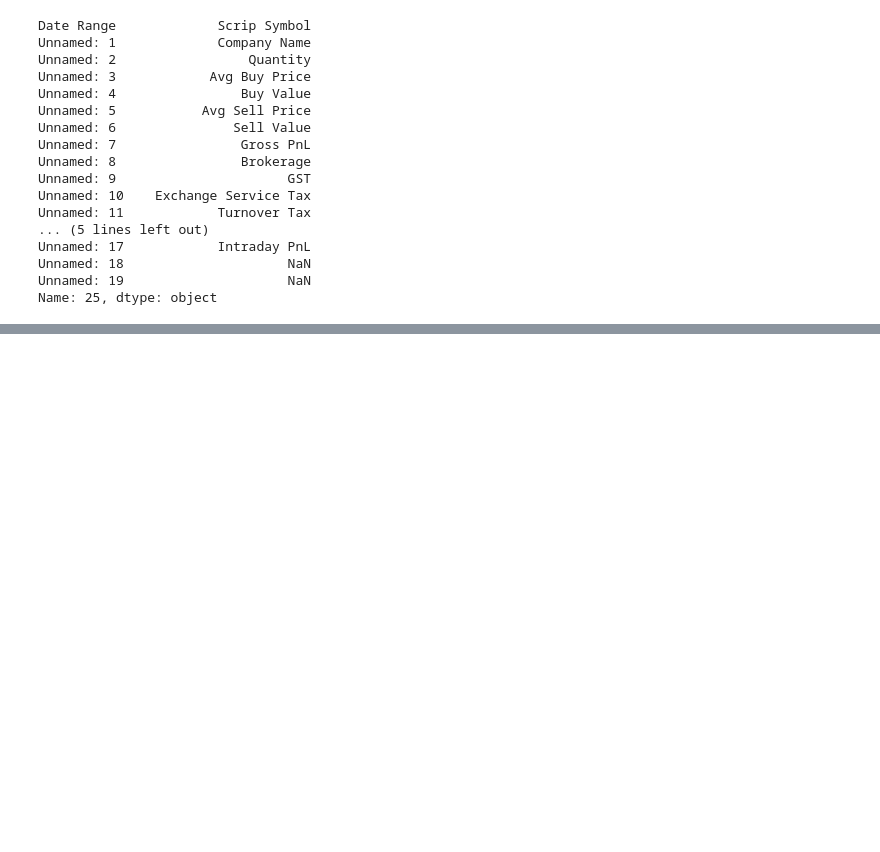
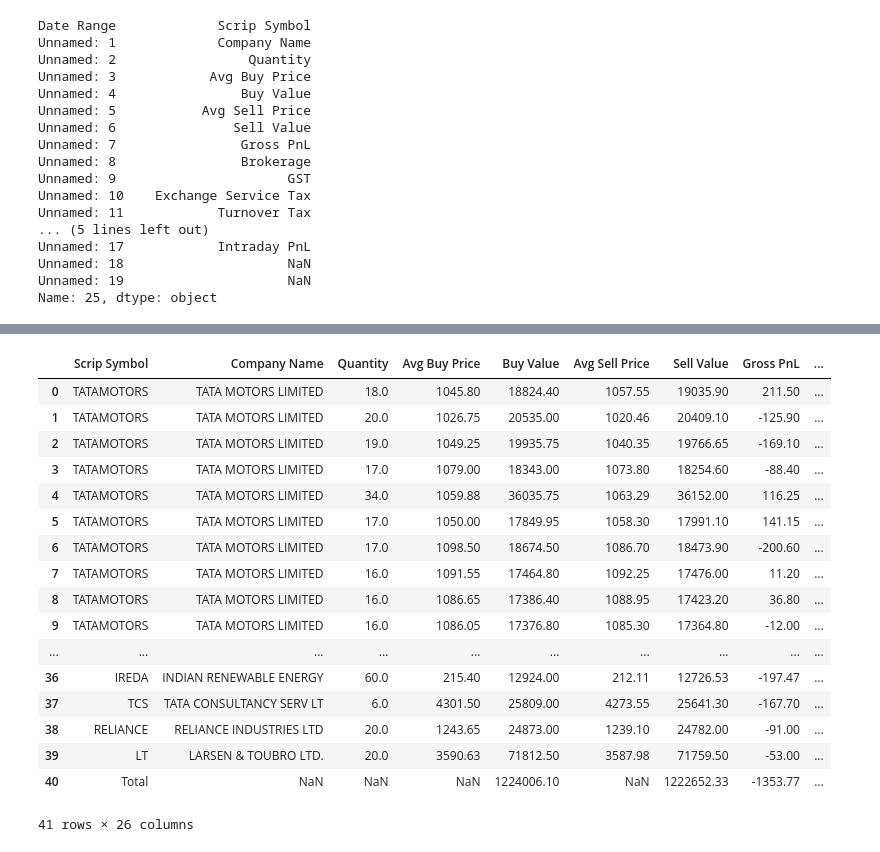
Before and after one commit to Vamsi-Krishna-24/My_Intraday_Analysis, a Jupyter notebook: Data_processing/ODP1.ipynb, the cells around one changed output, grey strips where cells are left out. Cells and saved outputs as stored; diff of their text form; code cells hidden in the pictures; blank space fills up the shorter version.

```diff
--- a/Data_processing/ODP1.ipynb
+++ b/Data_processing/ODP1.ipynb
@@ -74,0 +152,3 @@ See the caveats in the documentation: https://pandas.pydata.org/pandas-docs/stab
+# %%
+uod=pd.read_csv("/Users/surisettivamsikrishna/Downloads/Vamsi Pc/CODES/Mark 3/Raw_Data/Unofficial_data1.csv")
+uod.head()
@@ -74,0 +206,3 @@ See the caveats in the documentation: https://pandas.pydata.org/pandas-docs/stab
+# %%
+od2=pd.read_csv("/Users/surisettivamsikrishna/Downloads/Vamsi Pc/CODES/Mark 3/Cleaned_Data/MOD1.csv")
+od2.head()
@@ -74,0 +216,4 @@ See the caveats in the documentation: https://pandas.pydata.org/pandas-docs/stab
+# %%
+col_to_move=['Pre Funds ','DATE','VOLUME','RSI','RR','TAR RR','Post Funds ']
+od2=pd.concat([od2,uod[col_to_move]],axis=1)
+od2.head(5)
@@ -74,0 +262,30 @@ See the caveats in the documentation: https://pandas.pydata.org/pandas-docs/stab
+# %%
+col_add = [
+    'Pre Funds ',
+    'Post Funds ',
+    'DATE',
+    'RSI',
+    'VOLUME',
+    'RR',
+    'TAR RR'
+]
+pd.concat([od2,uod[col_add]],axis=1)
+# %% [output]
+|  | Scrip Symbol | Company Name | Quantity | Avg Buy Price | Buy Value | Avg Sell Price | Sell Value | Gross PnL | ... |
+| 0 | TATAMOTORS | TATA MOTORS LIMITED | 18.0 | 1045.80 | 18824.40 | 1057.55 | 19035.90 | 211.50 | ... |
+| 1 | TATAMOTORS | TATA MOTORS LIMITED | 20.0 | 1026.75 | 20535.00 | 1020.46 | 20409.10 | -125.90 | ... |
+| 2 | TATAMOTORS | TATA MOTORS LIMITED | 19.0 | 1049.25 | 19935.75 | 1040.35 | 19766.65 | -169.10 | ... |
+| 3 | TATAMOTORS | TATA MOTORS LIMITED | 17.0 | 1079.00 | 18343.00 | 1073.80 | 18254.60 | -88.40 | ... |
+| 4 | TATAMOTORS | TATA MOTORS LIMITED | 34.0 | 1059.88 | 36035.75 | 1063.29 | 36152.00 | 116.25 | ... |
+| 5 | TATAMOTORS | TATA MOTORS LIMITED | 17.0 | 1050.00 | 17849.95 | 1058.30 | 17991.10 | 141.15 | ... |
+| 6 | TATAMOTORS | TATA MOTORS LIMITED | 17.0 | 1098.50 | 18674.50 | 1086.70 | 18473.90 | -200.60 | ... |
+| 7 | TATAMOTORS | TATA MOTORS LIMITED | 16.0 | 1091.55 | 17464.80 | 1092.25 | 17476.00 | 11.20 | ... |
+| 8 | TATAMOTORS | TATA MOTORS LIMITED | 16.0 | 1086.65 | 17386.40 | 1088.95 | 17423.20 | 36.80 | ... |
+| 9 | TATAMOTORS | TATA MOTORS LIMITED | 16.0 | 1086.05 | 17376.80 | 1085.30 | 17364.80 | -12.00 | ... |
+| ... | ... | ... | ... | ... | ... | ... | ... | ... | ... |
+| 36 | IREDA | INDIAN RENEWABLE ENERGY | 60.0 | 215.40 | 12924.00 | 212.11 | 12726.53 | -197.47 | ... |
+| 37 | TCS | TATA CONSULTANCY SERV LT | 6.0 | 4301.50 | 25809.00 | 4273.55 | 25641.30 | -167.70 | ... |
+| 38 | RELIANCE | RELIANCE INDUSTRIES LTD | 20.0 | 1243.65 | 24873.00 | 1239.10 | 24782.00 | -91.00 | ... |
+| 39 | LT | LARSEN & TOUBRO LTD. | 20.0 | 3590.63 | 71812.50 | 3587.98 | 71759.50 | -53.00 | ... |
+| 40 | Total | NaN | NaN | NaN | 1224006.10 | NaN | 1222652.33 | -1353.77 | ... |
+41 rows × 26 columns
```
Also changed, not shown: parts of 27 cells of this notebook, 19 other files.
